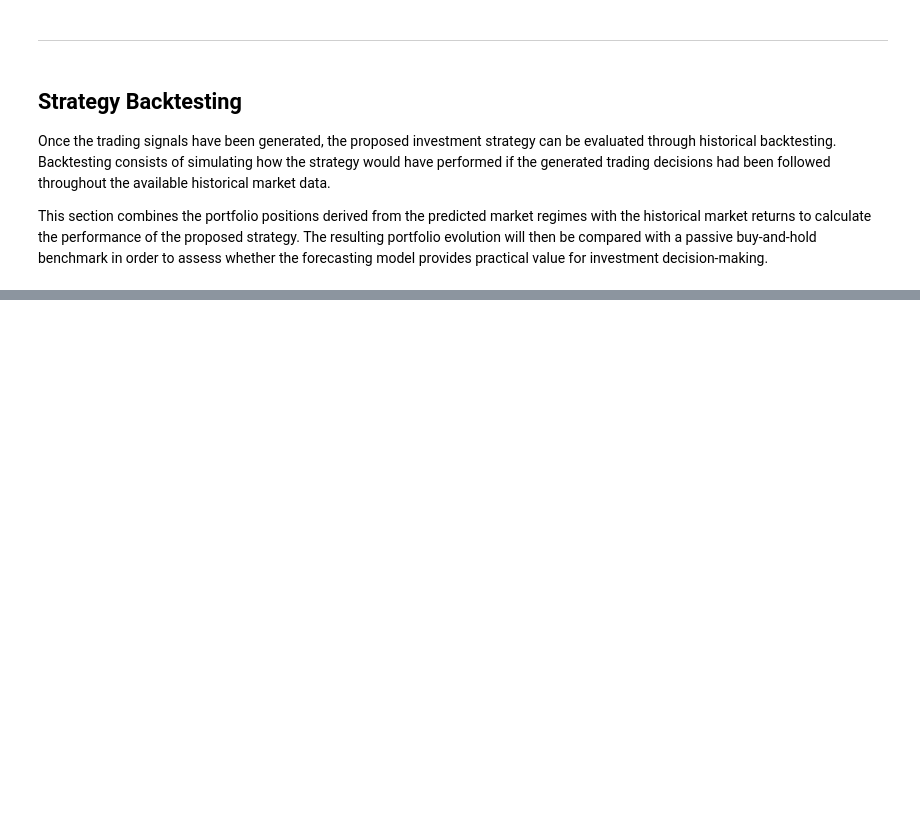
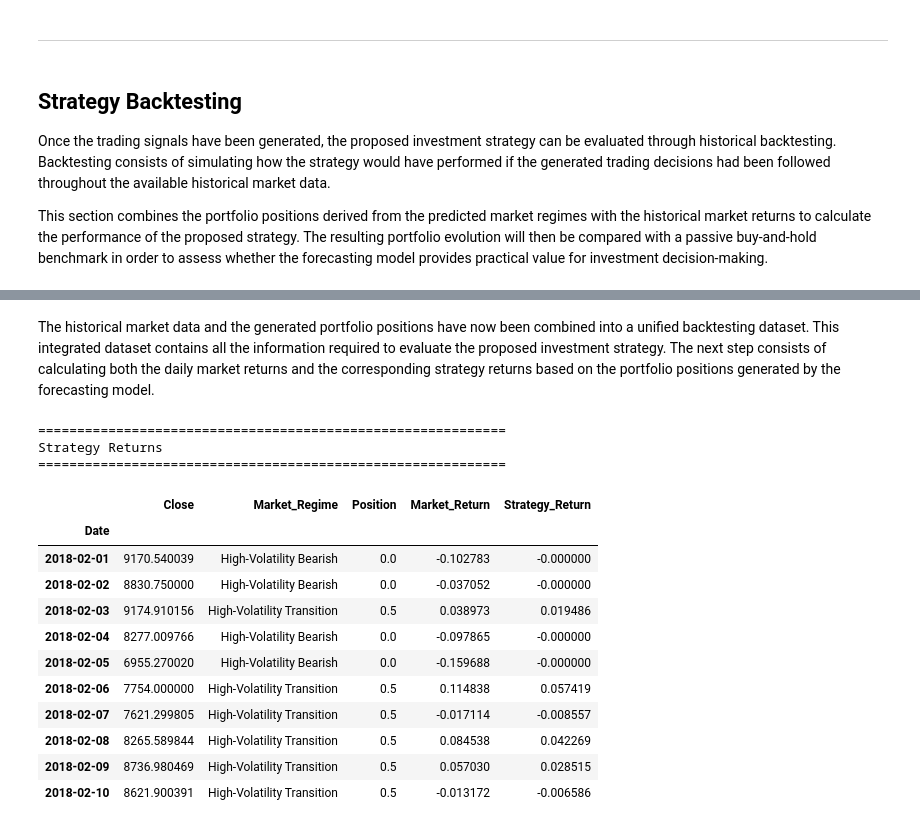
Before and after one commit to GaelRendon/Financial-market-regime-detetcion-system, a Jupyter notebook: notebooks/08_strategy_evaluation.ipynb, the cells around one changed output, grey strips where cells are left out. Saved outputs shown, nothing was run; the diff lists cells and outputs as text; code cells hidden in the pictures; blank space fills up the shorter version.

```diff
--- a/notebooks/08_strategy_evaluation.ipynb
+++ b/notebooks/08_strategy_evaluation.ipynb
@@ -230,0 +237,16 @@ This section combines the portfolio positions derived from the predicted market
+# %%
+# ============================================
+# Merge Historical Prices with Trading Positions
+# ============================================
+
+# Merge the historical price data with the generated trading positions
+backtest_df = raw_df.join(
+    market_regime_df[["Market_Regime", "Position"]],
+    how="inner"
+)
+
+print("=" * 60)
+print("Backtesting Dataset")
+print("=" * 60)
+
+display(backtest_df.head())
@@ -230,0 +264,47 @@ This section combines the portfolio positions derived from the predicted market
+# %% [markdown]
+The historical market data and the generated portfolio positions have now been combined into a unified backtesting dataset. This integrated dataset contains all the information required to evaluate the proposed investment strategy. The next step consists of calculating both the daily market returns and the corresponding strategy returns based on the portfolio positions generated by the forecasting model.
+# %%
+# ============================================
+# Calculate Strategy Returns
+# ============================================
+
+# Calculate daily market returns
+backtest_df["Market_Return"] = backtest_df["Close"].pct_change()
+
+# Calculate strategy returns based on portfolio exposure
+backtest_df["Strategy_Return"] = (backtest_df["Market_Return"] * backtest_df["Position"])
+
+# Remove the first observation generated by pct_change()
+backtest_df = backtest_df.dropna()
+
+print("=" * 60)
+print("Strategy Returns")
+print("=" * 60)
+
+display(
+    backtest_df[
+        [
+            "Close",
+            "Market_Regime",
+            "Position",
+            "Market_Return",
+            "Strategy_Return"
+        ]
+    ].head(10)
+)
+# %% [output]
+============================================================
+Strategy Returns
+============================================================
+|  | Close | Market_Regime | Position | Market_Return | Strategy_Return |
+| Date |  |  |  |  |  |
+| 2018-02-01 | 9170.540039 | High-Volatility Bearish | 0.0 | -0.102783 | -0.000000 |
+| 2018-02-02 | 8830.750000 | High-Volatility Bearish | 0.0 | -0.037052 | -0.000000 |
+| 2018-02-03 | 9174.910156 | High-Volatility Transition | 0.5 | 0.038973 | 0.019486 |
+| 2018-02-04 | 8277.009766 | High-Volatility Bearish | 0.0 | -0.097865 | -0.000000 |
+| 2018-02-05 | 6955.270020 | High-Volatility Bearish | 0.0 | -0.159688 | -0.000000 |
+| 2018-02-06 | 7754.000000 | High-Volatility Transition | 0.5 | 0.114838 | 0.057419 |
+| 2018-02-07 | 7621.299805 | High-Volatility Transition | 0.5 | -0.017114 | -0.008557 |
+| 2018-02-08 | 8265.589844 | High-Volatility Transition | 0.5 | 0.084538 | 0.042269 |
+| 2018-02-09 | 8736.980469 | High-Volatility Transition | 0.5 | 0.057030 | 0.028515 |
+| 2018-02-10 | 8621.900391 | High-Volatility Transition | 0.5 | -0.013172 | -0.006586 |
```
Also changed, not shown: parts of 6 cells of this notebook.
